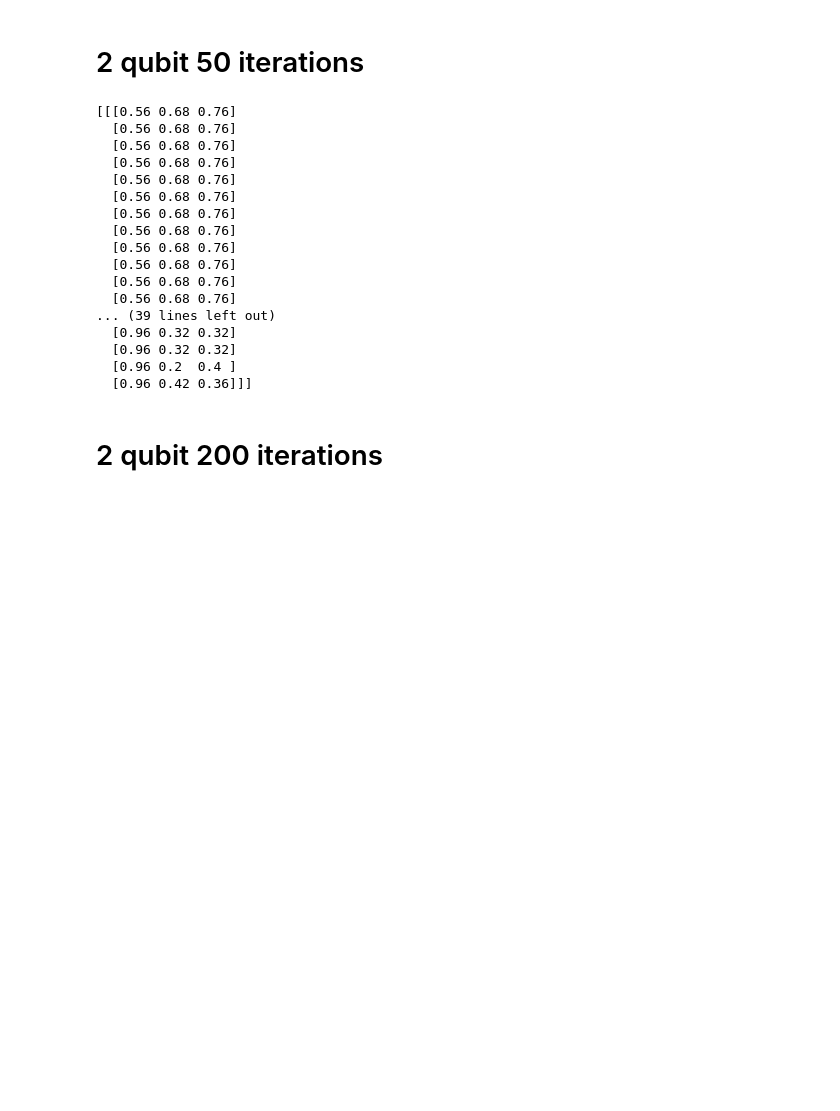
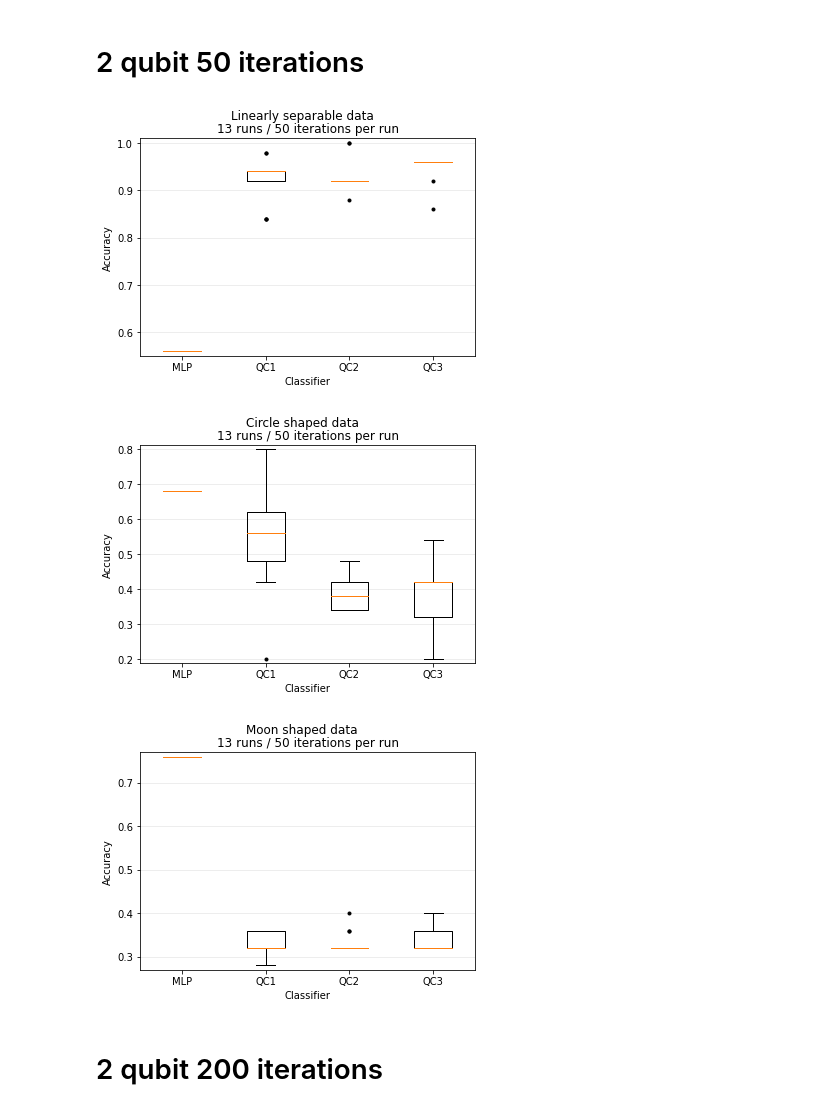
Before and after one commit to RicardoMonteiroSimoes/ZHAW_PAHS212, a Jupyter notebook: jupyter/huberpa4/decision_doundaries_scores.ipynb, the cells around one changed output. Drawn from its saved outputs; the diff is of its cells as text; code cells hidden in the pictures; blank space fills up the shorter version.

```diff
--- a/jupyter/huberpa4/decision_doundaries_scores.ipynb
+++ b/jupyter/huberpa4/decision_doundaries_scores.ipynb
@@ -233,51 +319,38 @@ scores = np.array(
  [[0.92, 0.34, 0.32],
   [0.92, 0.42, 0.32],
   [0.92, 0.38, 0.32],
   [0.92, 0.36, 0.4 ],
   [0.92, 0.34, 0.32],
   [0.92, 0.38, 0.32],
   [1., 0.42, 0.32],
   [0.88, 0.42, 0.32],
   [1., 0.34, 0.32],
   [0.92, 0.38, 0.32],
   [0.92, 0.48, 0.36],
   [0.92, 0.34, 0.36],
   [0.92, 0.48, 0.32]],
 
  [[0.92, 0.54, 0.32],
   [0.96, 0.32, 0.4 ],
   [0.96, 0.42, 0.32],
   [0.96, 0.52, 0.32],
   [0.96, 0.42, 0.32],
   [0.96, 0.42, 0.32],
   [0.96, 0.42, 0.36],
   [0.96, 0.32, 0.4 ],
   [0.86, 0.32, 0.32],
   [0.96, 0.32, 0.32],
   [0.96, 0.32, 0.32],
   [0.96, 0.2, 0.4 ],
   [0.96, 0.42, 0.36]]],
 )
 
-print(scores)
+#print(scores)
+create_box_plots_2qubits(scores, 50)
 # %% [output]
-[[[0.56 0.68 0.76]
-  [0.56 0.68 0.76]
-  [0.56 0.68 0.76]
-  [0.56 0.68 0.76]
-  [0.56 0.68 0.76]
-  [0.56 0.68 0.76]
-  [0.56 0.68 0.76]
-  [0.56 0.68 0.76]
-  [0.56 0.68 0.76]
-  [0.56 0.68 0.76]
-  [0.56 0.68 0.76]
-  [0.56 0.68 0.76]
-... (39 lines left out)
-  [0.96 0.32 0.32]
-  [0.96 0.32 0.32]
-  [0.96 0.2  0.4 ]
-  [0.96 0.42 0.36]]]
+[figure, added]
+[figure, added]
+[figure, added]
 # %% [markdown]
 # 2 qubit 200 iterations
 # %%
```
Also changed, not shown: parts of 10 cells of this notebook, 30 other files.
